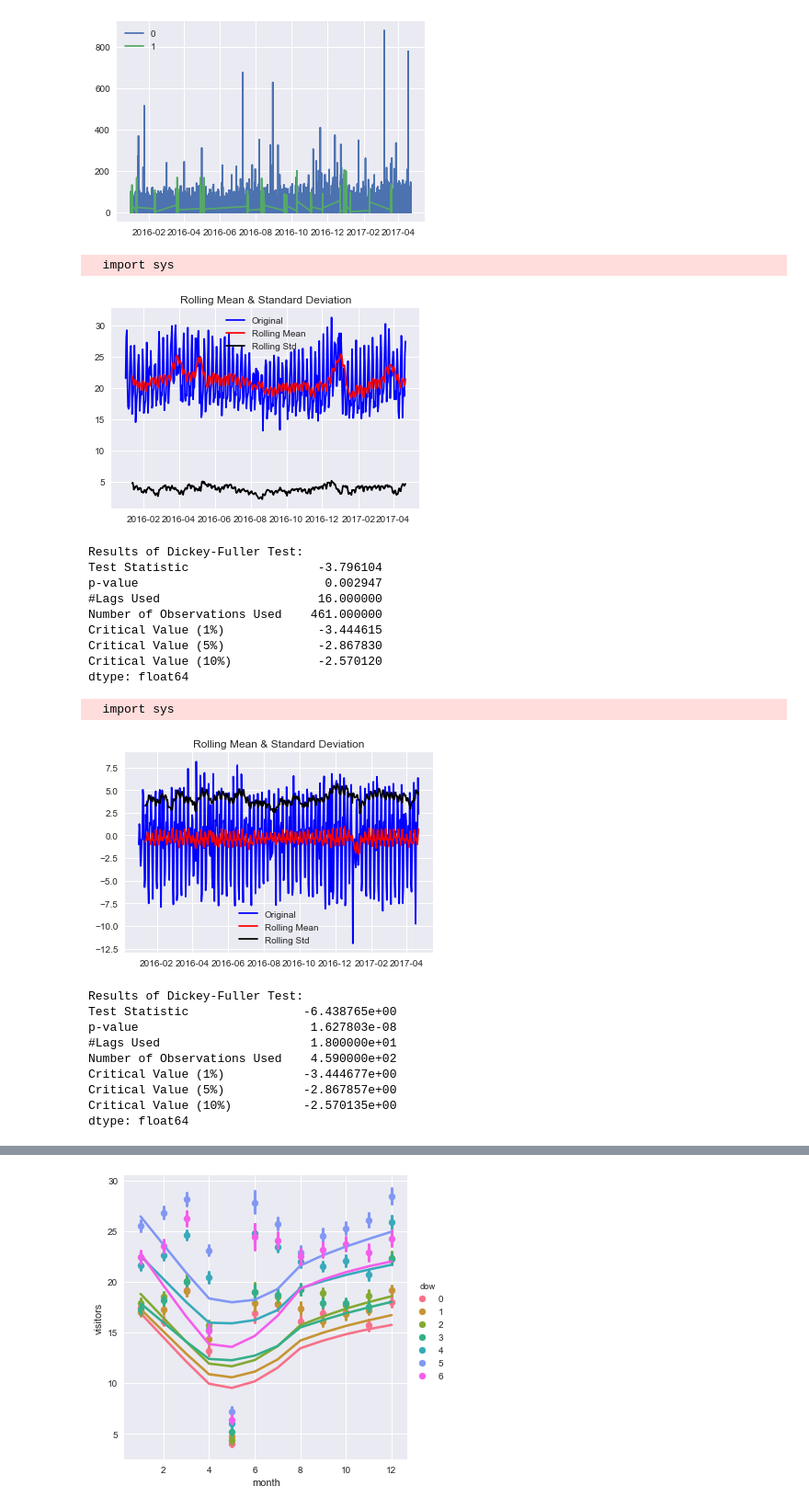
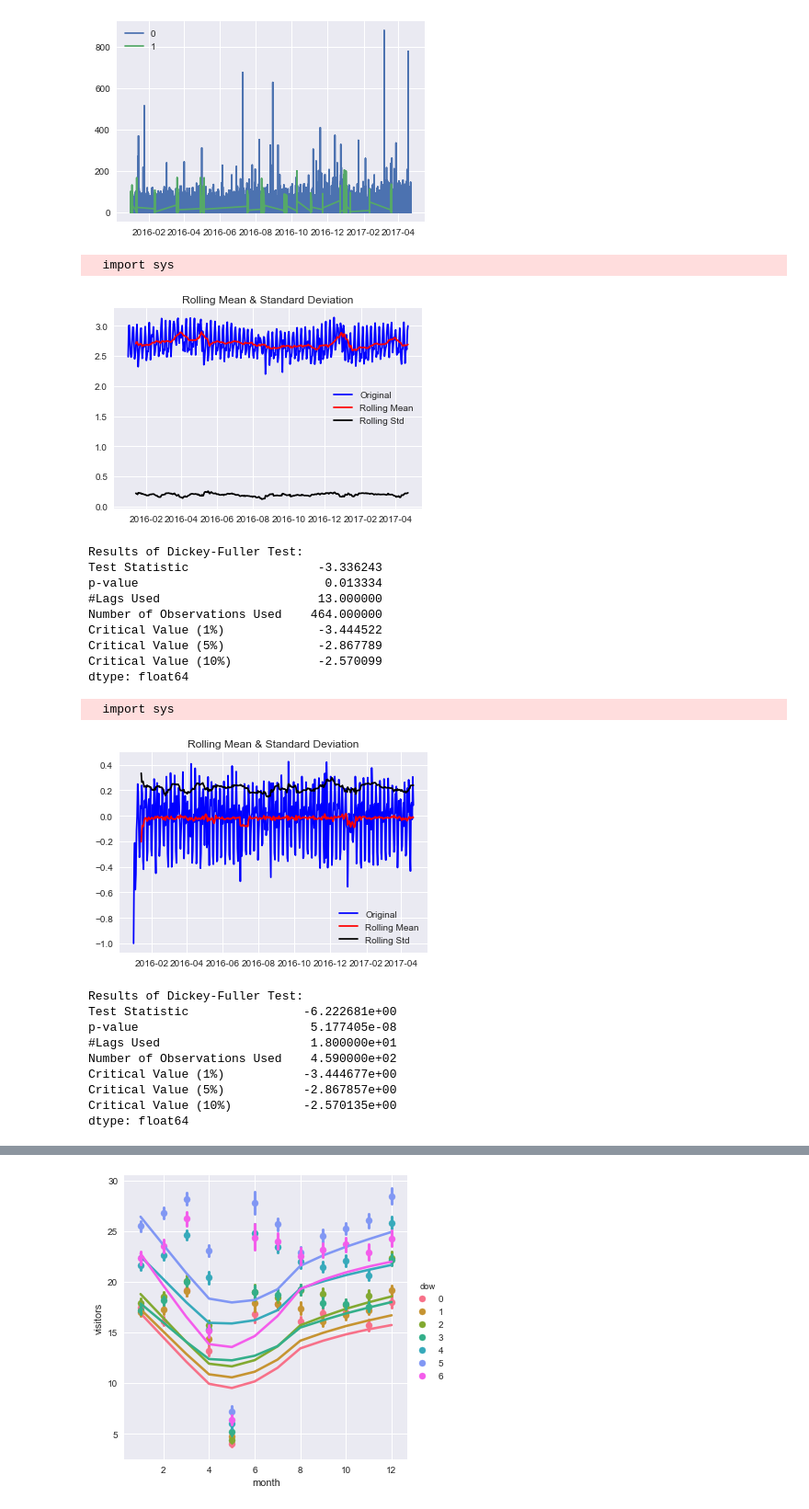
Before and after one commit to lamesen/RecruitRestaurantVisitorForecasting, a Jupyter notebook: ExploratoryDataAnalysis.ipynb, the cells around one changed output, grey strips where cells are left out. Shown at 92% size. Drawn from its saved outputs; the diff is of its cells as text; code cells hidden in the pictures.

```diff
--- a/ExploratoryDataAnalysis.ipynb
+++ b/ExploratoryDataAnalysis.ipynb
@@ -58,4 +49,0 @@ stores.head()
-# %%
-train['subset'] = "train"
-test['subset'] = "test"
-combined = pd.concat([train, test])
@@ -64,4 +49,0 @@ cluster = recruit_utils.cluster_regions(combined)
-# %%
-train['cluster'] = cluster.predict(train[['longitude', 'latitude']].as_matrix())
-test['cluster'] = cluster.predict(test[['longitude', 'latitude']].as_matrix())
-stores['cluster'] = cluster.predict(stores[['longitude', 'latitude']].as_matrix())
@@ -320,7 +99,7 @@ plt.legend()
 [figure]
 # %%
 ts = pd.DataFrame(train[['visit_date', 'air_area_name', 'air_genre_name',
-                         'cluster', 'day_of_week', 'holiday_flg', 'visitors', 'visitor_diff']])
+                         'cluster', 'day_of_week', 'holiday_flg', 'visitors', 'visitor_diff', 'log_visitors', 'log_visitor_diff']])
 ts = ts.set_index('visit_date')
 ts.index = ts.index.to_datetime()
 ts.index.name = 'visit_date'
@@ -370,8 +205,8 @@ from statsmodels.tsa.stattools import adfuller
 def test_stationarity(timeseries, label):
 
     #Determing rolling statistics
-    rolmean = pd.rolling_mean(timeseries, window=12)
-    rolstd = pd.rolling_std(timeseries, window=12)
+    rolmean = pd.rolling_mean(timeseries, window=14)
+    rolstd = pd.rolling_std(timeseries, window=14)
 
     #Plot rolling statistics:
     orig = plt.plot(timeseries, color='blue',label='Original')
@@ -389,27 +224,27 @@ def test_stationarity(timeseries, label):
         dfoutput['Critical Value (%s)'%key] = value
     print(dfoutput)
 # %%
-test_stationarity(ts[['visitors']], 'visitors')
+test_stationarity(ts[['log_visitors']], 'log_visitors')
 # %% [output]
   import sys
-[figure, old version]
+[figure, new version]
 Results of Dickey-Fuller Test:
-Test Statistic                  -3.796104
-p-value                          0.002947
-#Lags Used                      16.000000
-Number of Observations Used    461.000000
-Critical Value (1%)             -3.444615
-Critical Value (5%)             -2.867830
-Critical Value (10%)            -2.570120
+Test Statistic                  -3.336243
+p-value                          0.013334
+#Lags Used                      13.000000
+Number of Observations Used    464.000000
+Critical Value (1%)             -3.444522
+Critical Value (5%)             -2.867789
+Critical Value (10%)            -2.570099
 dtype: float64
 # %%
-test_stationarity(ts[['visitor_diff']], 'visitor_diff')
+test_stationarity(ts[['log_visitor_diff']], 'log_visitor_diff')
 # %% [output]
   import sys
-[figure, old version]
+[figure, new version]
 Results of Dickey-Fuller Test:
-Test Statistic                -6.438765e+00
-p-value                        1.627803e-08
+Test Statistic                -6.222681e+00
+p-value                        5.177405e-08
 #Lags Used                     1.800000e+01
 Number of Observations Used    4.590000e+02
 Critical Value (1%)           -3.444677e+00
```
Also changed, not shown: parts of 32 cells of this notebook, 1 other file.
